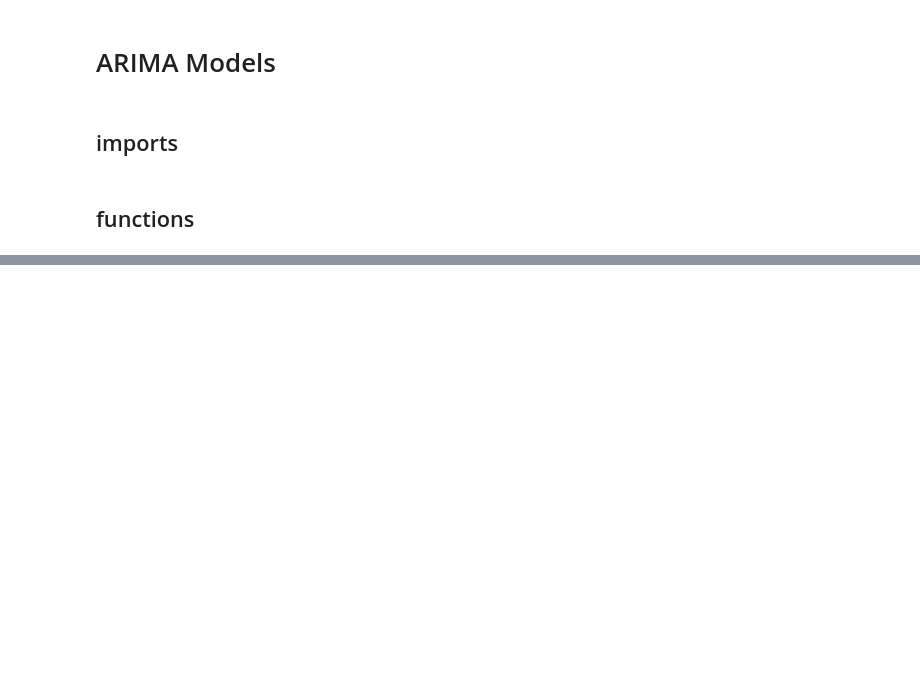
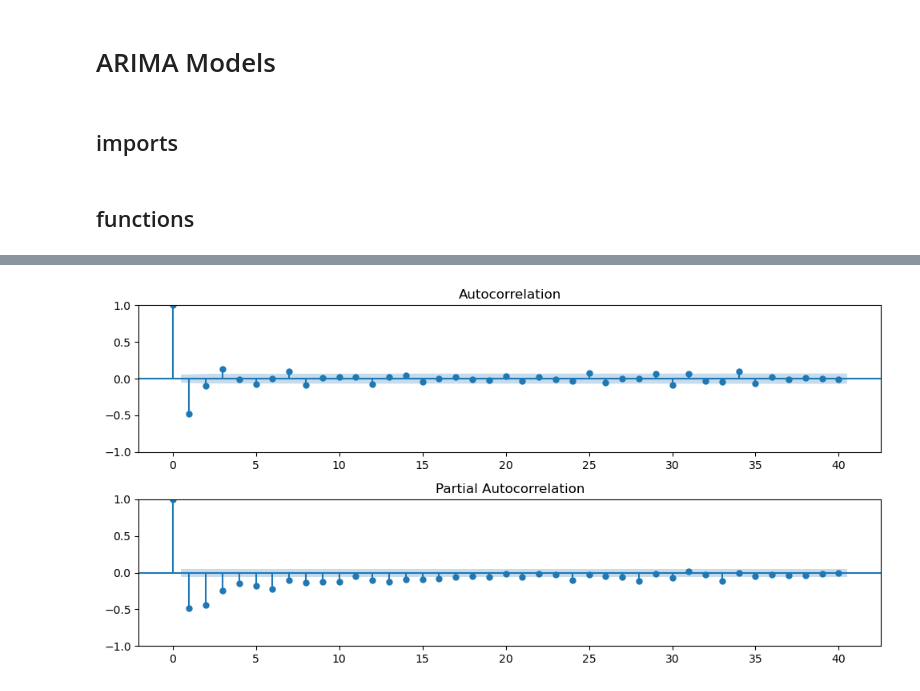
Before and after one commit to EhLeeOod/time-series, a Jupyter notebook: arima-practice.ipynb, the cells around one changed output, grey strips where cells are left out. Drawn from its saved outputs; the diff is of its cells as text; code cells hidden in the pictures; blank space fills up the shorter version.

```diff
--- a/arima-practice.ipynb
+++ b/arima-practice.ipynb
@@ -156,0 +253,8 @@ ts.plot()
+# %%
+# Difference twice (d = 2)
+ts_diff2 =ts.diff().diff().dropna()
+# %%
+# use custom function to see both acf and pacf plots
+plot_acf_pacf(ts_diff2);
+# %% [output]
+[figure, added]
```
Also changed, not shown: parts of 20 cells of this notebook.
